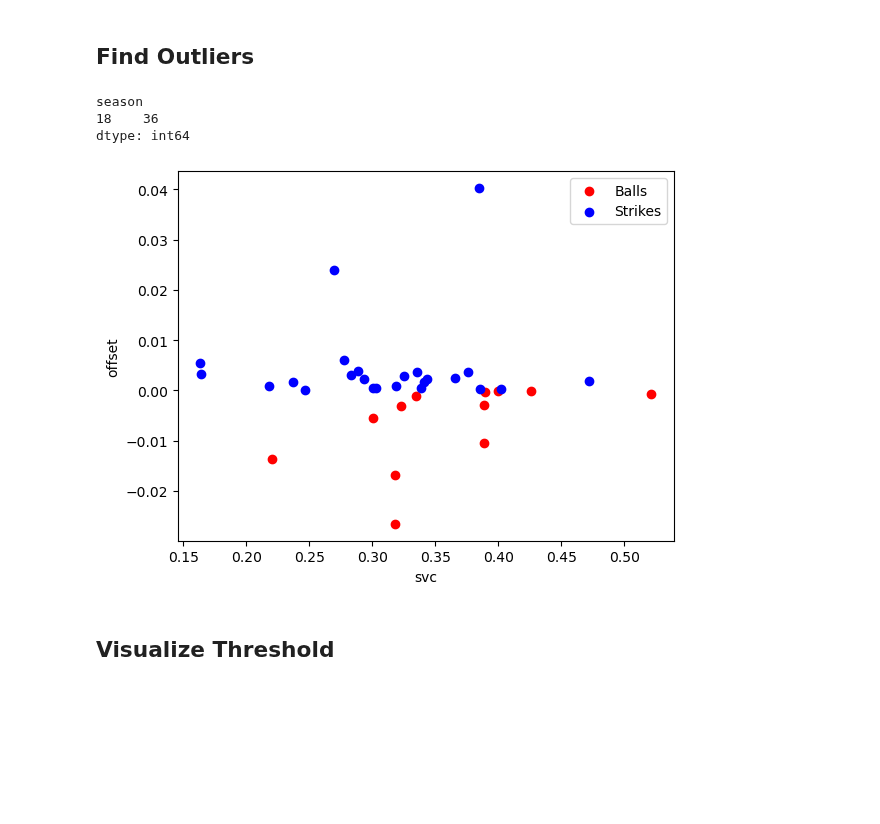
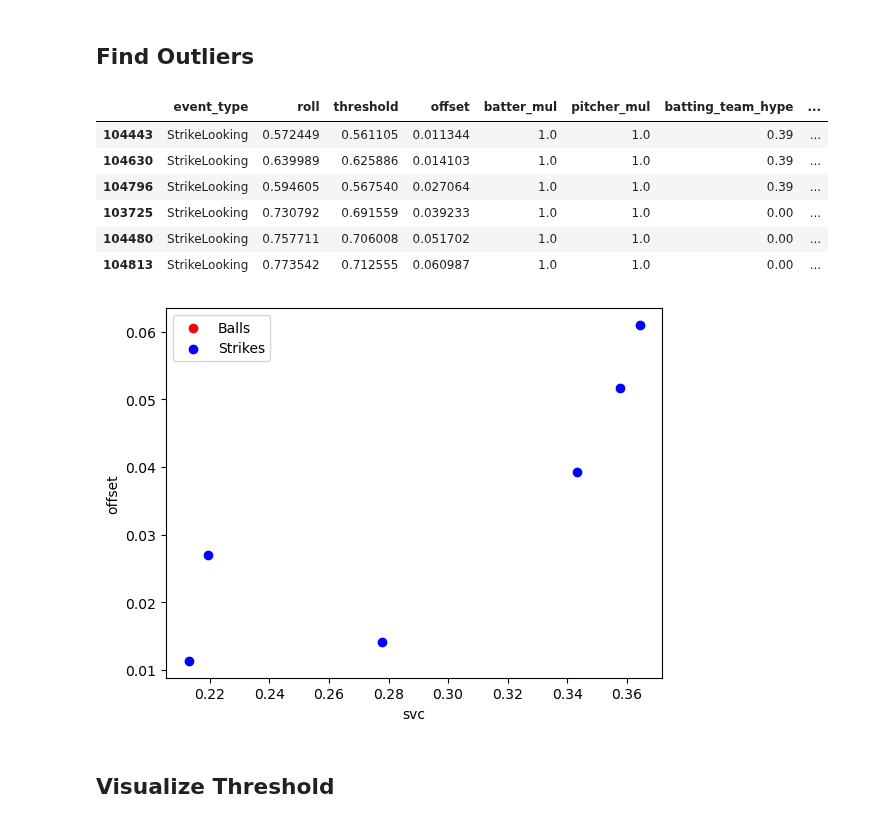
Before and after one commit to xSke/resim, a Jupyter notebook: notebooks/find_roll_formula_strikes-s19-frozen.ipynb, the cells around one changed output. Drawn from its saved outputs; the diff is of its cells as text; code cells hidden in the pictures; blank space fills up the shorter version.

Commit message:
s19 strikes update

```diff
--- a/notebooks/find_roll_formula_strikes-s19-frozen.ipynb
+++ b/notebooks/find_roll_formula_strikes-s19-frozen.ipynb
@@ -83,8 +83,8 @@ flinch_data = False
 def get_pitcher_mul(row):
     pm = str(row["pitcher_mods"])
     ptm = str(row["pitching_team_mods"])
-    if ("LATE_TO_PARTY" in ptm) and (row["day"] == 72) and ("OVERPERFORMING" not in ptm):
-        ptm += ";OVERPERFORMING"
+    # if ("LATE_TO_PARTY" in ptm) and (row["day"] == 72) and ("OVERPERFORMING" not in ptm):
+    #     ptm += ";OVERPERFORMING"
     mul = 1
     attrs = ""
     if "OVERPERFORMING" in pm:
@@ -125,8 +125,8 @@ def get_batter_mul(row):
     # row["runner_name"] == "NaaN"
     bm = str(row["batter_mods"])
     btm = str(row["batting_team_mods"])
-    if ("LATE_TO_PARTY" in btm) and (row["day"] == 72) and ("OVERPERFORMING" not in btm):
-        btm += ";OVERPERFORMING"
+    # if ("LATE_TO_PARTY" in btm) and (row["day"] == 72) and ("OVERPERFORMING" not in btm):
+    #     btm += ";OVERPERFORMING"
     mul = 1
     attrs = ""
     if "OVERPERFORMING" in bm:
@@ -265,8 +276,9 @@ Handles swapping between flinch and no-flinch situations, and excluding things l
 # %%
 # df = df[df["batter_mods"].isna() & df["pitcher_mods"].isna()]
 dfc = df.copy()
-dfc = dfc[dfc["hype_diff"] == 0]
-for exclude_mod in ["ON_FIRE", "PSYCHIC", "PARASITE", "OVERPERFORMING", "UNDERPERFORMING", "HIGH_PRESSURE", "GROWTH", "SINKING_SHIP", "TRAVELING", "SLOW_BUILD"]:
+# dfc = dfc[dfc["hype_diff"] == 0]
+for exclude_mod in ["ON_FIRE", "PSYCHIC", "PARASITE", "OVERPERFORMING", "UNDERPERFORMING",
+                    "HIGH_PRESSURE", "GROWTH", "SINKING_SHIP", "TRAVELING", "SLOW_BUILD"]:
 # for exclude_mod in ["ON_FIRE", "PSYCHIC", "PARASITE", "GROWTH", "SINKING_SHIP", "TRAVELING", "SLOW_BUILD"]:
 # for exclude_mod in ["ON_FIRE", "PSYCHIC", "PARASITE", "SLOW_BUILD"]:
 # for exclude_mod in ["PSYCHIC", "PARASITE", "SLOW_BUILD"]:
@@ -275,6 +287,11 @@ for exclude_mod in ["ON_FIRE", "PSYCHIC", "PARASITE", "OVERPERFORMING", "UNDERPE
     dfc = dfc[~dfc["pitcher_mods"].astype(str).str.contains(exclude_mod)]
     dfc = dfc[~dfc["pitching_team_mods"].astype(str).str.contains(exclude_mod)]
     dfc = dfc[~dfc["batting_team_mods"].astype(str).str.contains(exclude_mod)]
+
+# dfc = dfc[(dfc['pitcher_mul'] == 1) & (dfc['batter_mul'] == 1)]
+# dfc = dfc[dfc["hype_diff"] == 0]
+
+
 
 for exclude_mod in ["FLINCH"]:
     #     dfc = dfc[~dfc["batter_mods"].astype(str).str.contains(exclude_mod)]
@@ -288,7 +305,8 @@ for exclude_mod in ["FLINCH"]:
 #     dfc["flinch"] = dfc["batting_team_mods"].astype(str).str.contains(exclude_mod)
 # dfc.groupby("flinch").size()
 
-for exclude_point in [#("7d782994-a4fb-469d-9942-e97def670e23", 168),
+for exclude_point in [("d55e620b-723c-4fb8-acca-41075a8b2823", 345),
+                      #("7d782994-a4fb-469d-9942-e97def670e23", 168),
 #                       ("61184762-0033-4334-8c0f-b68ad85b5a20", 272),
 #                       ("61184762-0033-4334-8c0f-b68ad85b5a20", 275),
 #                       ("b40f0955-f3b6-49ab-a6e8-497b71f10757", 192),
@@ -459,7 +504,7 @@ elif season == 12 or season == 13:
     dfc["svc"] = dfc["threshold"] - intercept
     strikemax = 0.85
     dfc.loc[(dfc["threshold"] > strikemax), "threshold"] = strikemax
-elif season == 14:
+elif season in [14, 15, 16, 17]:
     dfc["threshold"] = (intercept
                         + 0.285 * dfc["ruth_vibes"]
                         + 0.20 * dfc["ballpark_forwardness"]
@@ -518,9 +567,9 @@ x_val = "svc"
 # x_val = "ballpark_forwardness"
 # x_val = "musc-mox"
 # x_val = "abs_musc-mox"
-# x_val = "pitching_team_hype"
-# x_val = "batting_team_hype"
 # x_val = "hype_diff"
+# x_val = "pitcher_vibes"
+# x_val = "fwdpow"
 ax.scatter(
     outliers[~outliers["passed"]][x_val],
     outliers[~outliers["passed"]]["offset"],
@@ -548,41 +597,45 @@ table[
         "pitcher_mul",
         "batting_team_hype",
         "pitching_team_hype",
         # "svc",
         # "ruth_vibes",
         # "cold_vibes",
         # "musc_scaled",
         # "mox_scaled",
         # "musc-mox",
         # "abs_musc-mox",
         # "ballpark_forwardness",
         "batter_name",
         "pitcher_name",
         "batter_mods",
         "pitcher_mods",
         "batting_team_mods",
         "pitching_team_mods",
         "day",
         "game_id",
         "play_count",
         "weather",
-         # 'ball_count',
-         # 'strike_count',
+         'ball_count',
+         'strike_count',
          # 'out_count',
         # "home_score",
         # "away_score",
-        "baserunner_count",
+        # "baserunner_count",
         # "is_maximum_blaseball",
     ]
 ].sort_values("offset")
 # table.groupby(["pitching_team_mods"]).size()
 # table.groupby(["pitching_team_hype"]).size()
-print(outliers.groupby("season").size())
+# print(outliers.groupby("season").size())
 # %% [output]
-season
-18    36
-dtype: int64
+|  | event_type | roll | threshold | offset | batter_mul | pitcher_mul | batting_team_hype | ... |
+| 104443 | StrikeLooking | 0.572449 | 0.561105 | 0.011344 | 1.0 | 1.0 | 0.39 | ... |
+| 104630 | StrikeLooking | 0.639989 | 0.625886 | 0.014103 | 1.0 | 1.0 | 0.39 | ... |
+| 104796 | StrikeLooking | 0.594605 | 0.567540 | 0.027064 | 1.0 | 1.0 | 0.39 | ... |
+| 103725 | StrikeLooking | 0.730792 | 0.691559 | 0.039233 | 1.0 | 1.0 | 0.00 | ... |
+| 104480 | StrikeLooking | 0.757711 | 0.706008 | 0.051702 | 1.0 | 1.0 | 0.00 | ... |
+| 104813 | StrikeLooking | 0.773542 | 0.712555 | 0.060987 | 1.0 | 1.0 | 0.00 | ... |
-[figure, old version]
+[figure, new version]
 # %% [markdown]
 ## Visualize Threshold
 # %%
```
Also changed, not shown: parts of 14 cells of this notebook.
